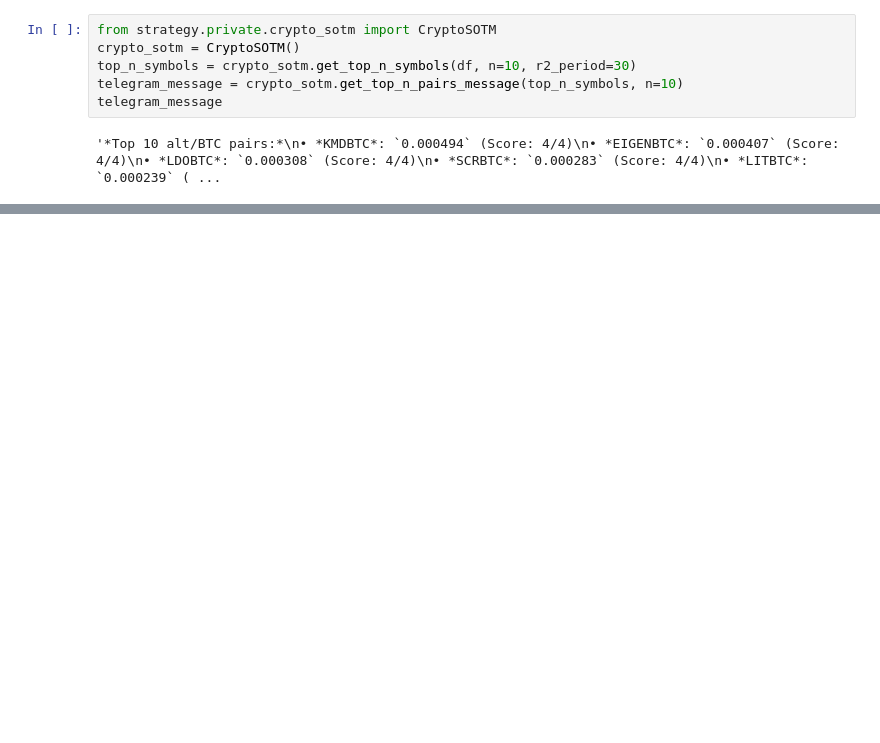
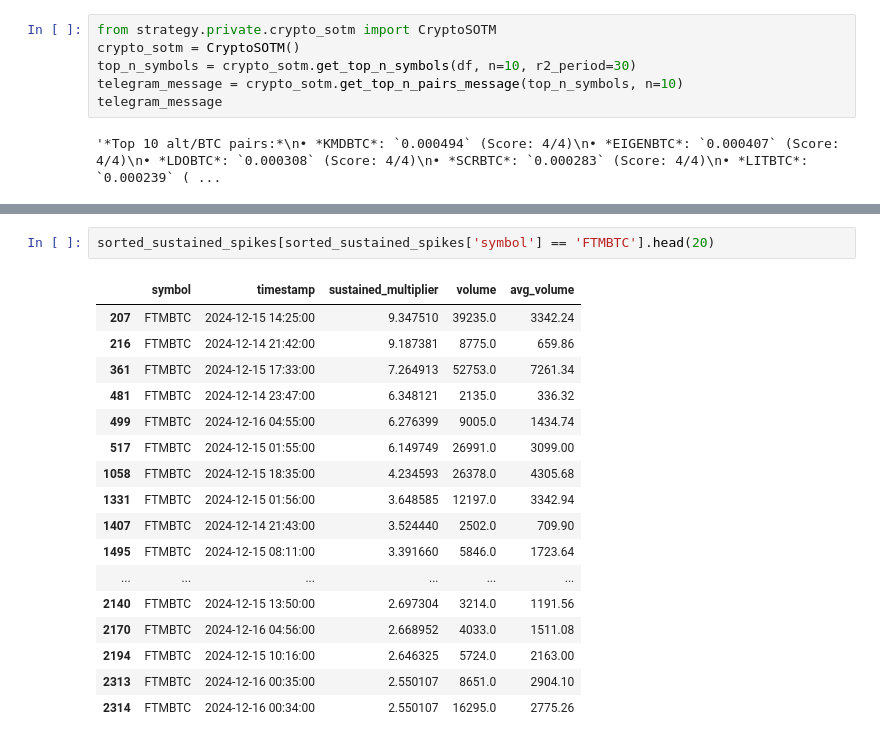
Before and after one commit to yaniber/Algo.Py, a Jupyter notebook: data/fetch/read_from_socket.ipynb, the cells around one changed output, grey strips where cells are left out. Drawn from its saved outputs; the diff is of its cells as text; blank space fills up the shorter version.

```diff
--- a/data/fetch/read_from_socket.ipynb
+++ b/data/fetch/read_from_socket.ipynb
@@ -140,0 +300,20 @@ telegram_message
+# %%
+sorted_sustained_spikes[sorted_sustained_spikes['symbol'] == 'FTMBTC'].head(20)
+# %% [output]
+|  | symbol | timestamp | sustained_multiplier | volume | avg_volume |
+| 207 | FTMBTC | 2024-12-15 14:25:00 | 9.347510 | 39235.0 | 3342.24 |
+| 216 | FTMBTC | 2024-12-14 21:42:00 | 9.187381 | 8775.0 | 659.86 |
+| 361 | FTMBTC | 2024-12-15 17:33:00 | 7.264913 | 52753.0 | 7261.34 |
+| 481 | FTMBTC | 2024-12-14 23:47:00 | 6.348121 | 2135.0 | 336.32 |
+| 499 | FTMBTC | 2024-12-16 04:55:00 | 6.276399 | 9005.0 | 1434.74 |
+| 517 | FTMBTC | 2024-12-15 01:55:00 | 6.149749 | 26991.0 | 3099.00 |
+| 1058 | FTMBTC | 2024-12-15 18:35:00 | 4.234593 | 26378.0 | 4305.68 |
+| 1331 | FTMBTC | 2024-12-15 01:56:00 | 3.648585 | 12197.0 | 3342.94 |
+| 1407 | FTMBTC | 2024-12-14 21:43:00 | 3.524440 | 2502.0 | 709.90 |
+| 1495 | FTMBTC | 2024-12-15 08:11:00 | 3.391660 | 5846.0 | 1723.64 |
+| ... | ... | ... | ... | ... | ... |
+| 2140 | FTMBTC | 2024-12-15 13:50:00 | 2.697304 | 3214.0 | 1191.56 |
+| 2170 | FTMBTC | 2024-12-16 04:56:00 | 2.668952 | 4033.0 | 1511.08 |
+| 2194 | FTMBTC | 2024-12-15 10:16:00 | 2.646325 | 5724.0 | 2163.00 |
+| 2313 | FTMBTC | 2024-12-16 00:35:00 | 2.550107 | 8651.0 | 2904.10 |
+| 2314 | FTMBTC | 2024-12-16 00:34:00 | 2.550107 | 16295.0 | 2775.26 |
```
Also changed, not shown: parts of 11 cells of this notebook, 24 other files.
